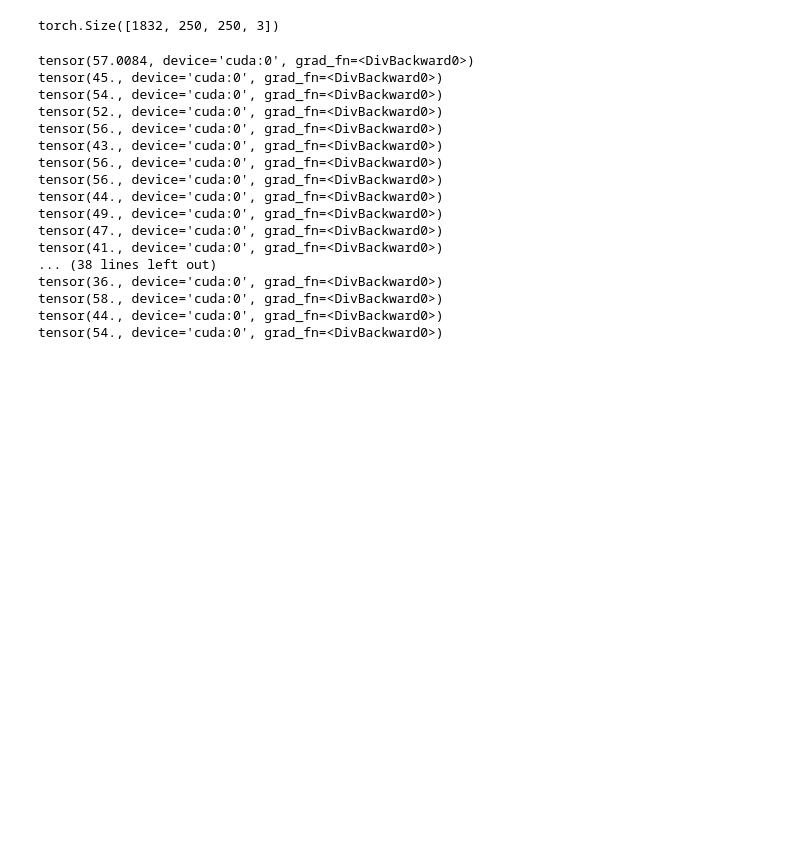
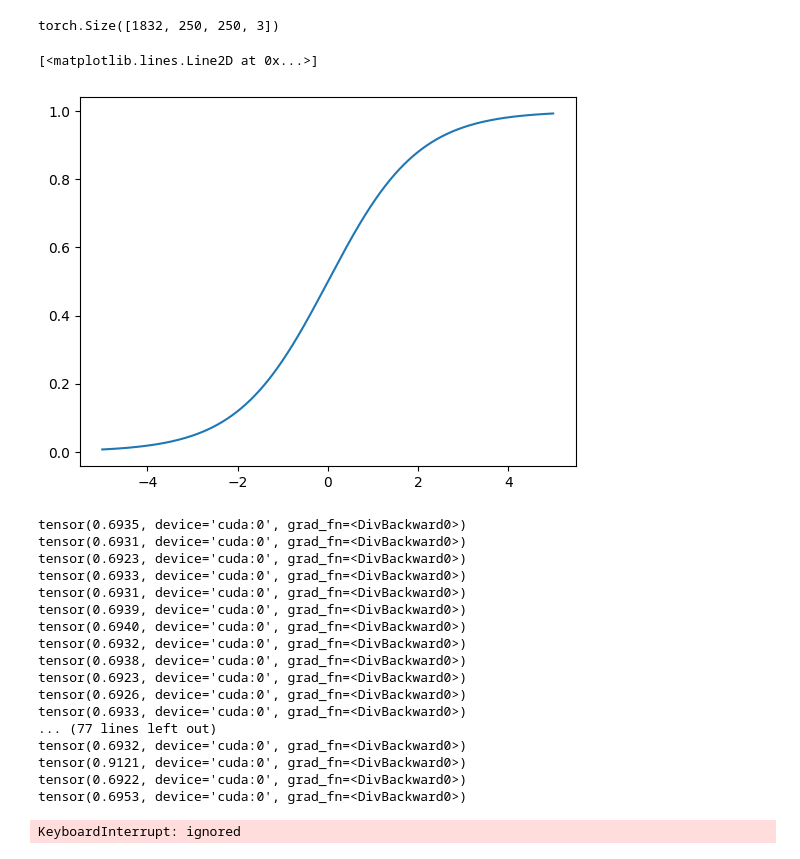
Before and after one commit to weathon/wild-fire, a Jupyter notebook: WildFire_detection.ipynb, the cells around one changed output. Drawn from its saved outputs; the diff is of its cells as text; code cells hidden in the pictures; blank space fills up the shorter version.

```diff
--- a/WildFire_detection.ipynb
+++ b/WildFire_detection.ipynb
@@ -138,10 +138,18 @@ except:
   pass
 m = Model().cuda()
 adam  = torch.optim.Adam(m.parameters())
+# %%
+pylab.plot(torch.arange(-5,5,0.01), sigmoid(torch.arange(-5,5,0.01)))
+# %% [output]
+[<matplotlib.lines.Line2D at 0x...>]
+[figure, added]
 # %%
 loss = torch.nn.BCELoss()
-acc_loss = 0
+acc_loss = 0.
 for EPOCH in range(30):
+  np.random.shuffle(indexes)
+  images = torch.tensor(images[indexes], dtype=torch.float32).cuda()
+  tags = torch.tensor(tags[indexes], dtype=torch.float32).cuda()
   for i in range(len(images)):
     adam.zero_grad()
     # https://stackoverflow.com/questions/65470807/how-to-add-a-new-dimension-to-a-pytorch-tensor
@@ -150,31 +158,34 @@ for EPOCH in range(30):
         ))
     # predicted = sigmoid(m(torch.permute(images[i], (2, 0, 1)).unsqueeze(0)))
     # l = loss(predicted, torch.unsqueeze(torch.unsqueeze(torch.tensor(0.), 0), 0).cuda())
+    # print(predicted)
     l = loss(predicted, torch.unsqueeze(torch.unsqueeze(tags[i], 0), 0).cuda())
+    acc_loss += l
+    # print(l) why it is 0 or 100
     l.backward()
-    acc_loss += l
     adam.step()
+    losses.append(l)
     # adam.setp()
-    losses.append(l)
     acc.append(torch.round(predicted)==tags[i])
     if i%100==99:
-      print(acc_loss/100.)
-      acc_loss = 0
+      print(acc_loss/100)
+      acc_loss = 0.
 # %% [output]
-tensor(57.0084, device='cuda:0', grad_fn=<DivBackward0>)
-tensor(45., device='cuda:0', grad_fn=<DivBackward0>)
-tensor(54., device='cuda:0', grad_fn=<DivBackward0>)
-tensor(52., device='cuda:0', grad_fn=<DivBackward0>)
-tensor(56., device='cuda:0', grad_fn=<DivBackward0>)
-tensor(43., device='cuda:0', grad_fn=<DivBackward0>)
-tensor(56., device='cuda:0', grad_fn=<DivBackward0>)
-tensor(56., device='cuda:0', grad_fn=<DivBackward0>)
-tensor(44., device='cuda:0', grad_fn=<DivBackward0>)
-tensor(49., device='cuda:0', grad_fn=<DivBackward0>)
-tensor(47., device='cuda:0', grad_fn=<DivBackward0>)
-tensor(41., device='cuda:0', grad_fn=<DivBackward0>)
-... (38 lines left out)
-tensor(36., device='cuda:0', grad_fn=<DivBackward0>)
-tensor(58., device='cuda:0', grad_fn=<DivBackward0>)
-tensor(44., device='cuda:0', grad_fn=<DivBackward0>)
-tensor(54., device='cuda:0', grad_fn=<DivBackward0>)
+tensor(0.6935, device='cuda:0', grad_fn=<DivBackward0>)
+tensor(0.6931, device='cuda:0', grad_fn=<DivBackward0>)
+tensor(0.6923, device='cuda:0', grad_fn=<DivBackward0>)
+tensor(0.6933, device='cuda:0', grad_fn=<DivBackward0>)
+tensor(0.6931, device='cuda:0', grad_fn=<DivBackward0>)
+tensor(0.6939, device='cuda:0', grad_fn=<DivBackward0>)
+tensor(0.6940, device='cuda:0', grad_fn=<DivBackward0>)
+tensor(0.6932, device='cuda:0', grad_fn=<DivBackward0>)
+tensor(0.6938, device='cuda:0', grad_fn=<DivBackward0>)
+tensor(0.6923, device='cuda:0', grad_fn=<DivBackward0>)
+tensor(0.6926, device='cuda:0', grad_fn=<DivBackward0>)
+tensor(0.6933, device='cuda:0', grad_fn=<DivBackward0>)
+... (77 lines left out)
+tensor(0.6932, device='cuda:0', grad_fn=<DivBackward0>)
+tensor(0.9121, device='cuda:0', grad_fn=<DivBackward0>)
+tensor(0.6922, device='cuda:0', grad_fn=<DivBackward0>)
+tensor(0.6953, device='cuda:0', grad_fn=<DivBackward0>)
+KeyboardInterrupt: ignored
```
Also changed, not shown: parts of 1 cell of this notebook.
